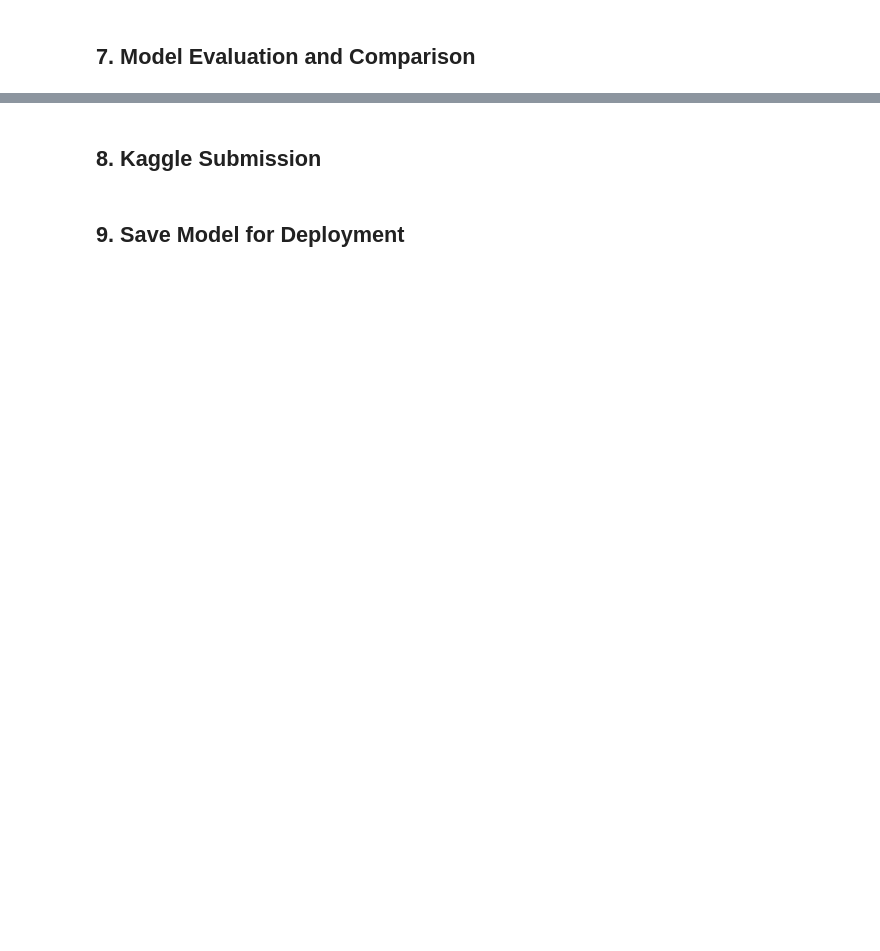
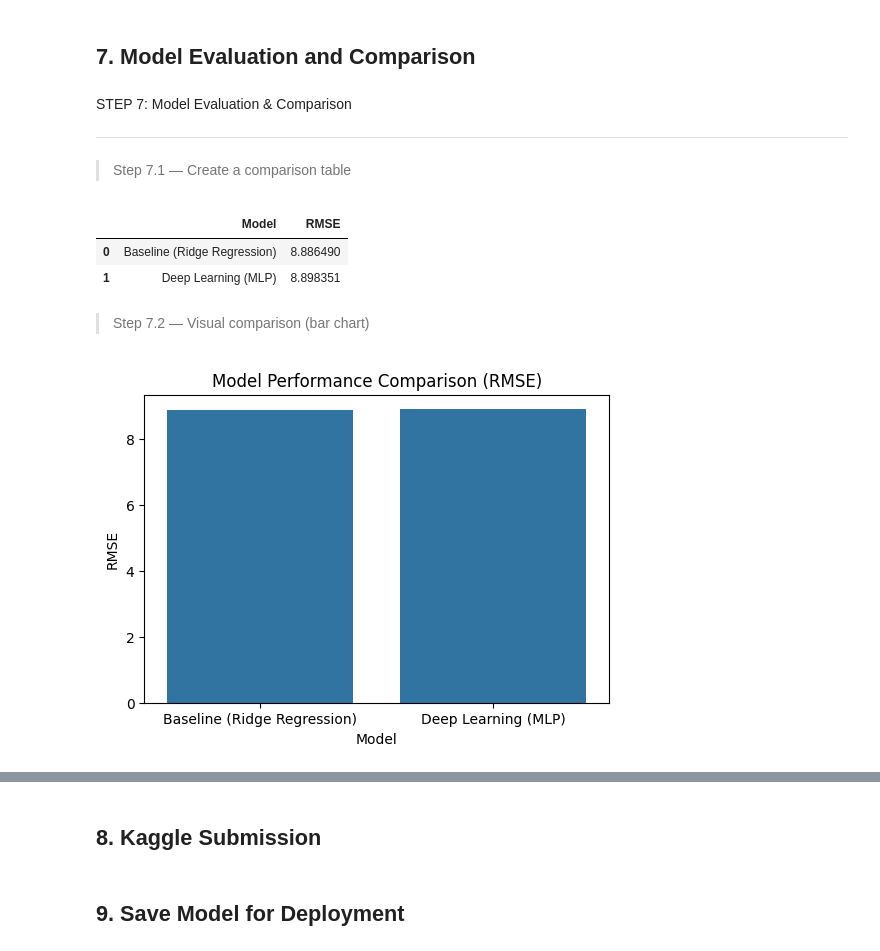
Before and after one commit to VirajMadushan/student-score-prediction, a Jupyter notebook: CIS6005_Predicting_Student_Test_Scores.ipynb, the cells around one changed output, grey strips where cells are left out. Cells and saved outputs as stored; diff of their text form; code cells hidden in the pictures; blank space fills up the shorter version.

Commit message:
STEP 7 — Model Evaluation & Comparison

```diff
--- a/CIS6005_Predicting_Student_Test_Scores.ipynb
+++ b/CIS6005_Predicting_Student_Test_Scores.ipynb
@@ -504,0 +589,9 @@ NN Validation shape: (126000, 30)
+# %%
+# Validation predictions (Deep Learning)
+val_preds_nn = mlp_model.predict(X_val_nn).ravel()
+
+# RMSE calculation
+mse_nn = mean_squared_error(y_val, val_preds_nn)
+rmse_nn = np.sqrt(mse_nn)
+
+rmse_nn
@@ -505,2 +612,42 @@ NN Validation shape: (126000, 30)
 # %% [markdown]
 ## 7. Model Evaluation and Comparison
+# %% [markdown]
+STEP 7: Model Evaluation & Comparison
+
+---
+
+
+
+> Step 7.1 — Create a comparison table
+# %%
+import pandas as pd
+
+# Model comparison table
+comparison_df = pd.DataFrame({
+    "Model": ["Baseline (Ridge Regression)", "Deep Learning (MLP)"],
+    "RMSE": [rmse_baseline, rmse_nn]
+})
+
+comparison_df
+# %% [output]
+|  | Model | RMSE |
+| 0 | Baseline (Ridge Regression) | 8.886490 |
+| 1 | Deep Learning (MLP) | 8.898351 |
+# %% [markdown]
+
+
+> Step 7.2 — Visual comparison (bar chart)
+# %%
+# Visual comparison
+plt.figure(figsize=(6,4))
+sns.barplot(
+    data=comparison_df,
+    x="Model",
+    y="RMSE"
+)
+plt.title("Model Performance Comparison (RMSE)")
+plt.ylabel("RMSE")
+plt.xlabel("Model")
+plt.show()
+# %% [output]
+[figure, added]
```
Also changed, not shown: parts of 10 cells of this notebook.
